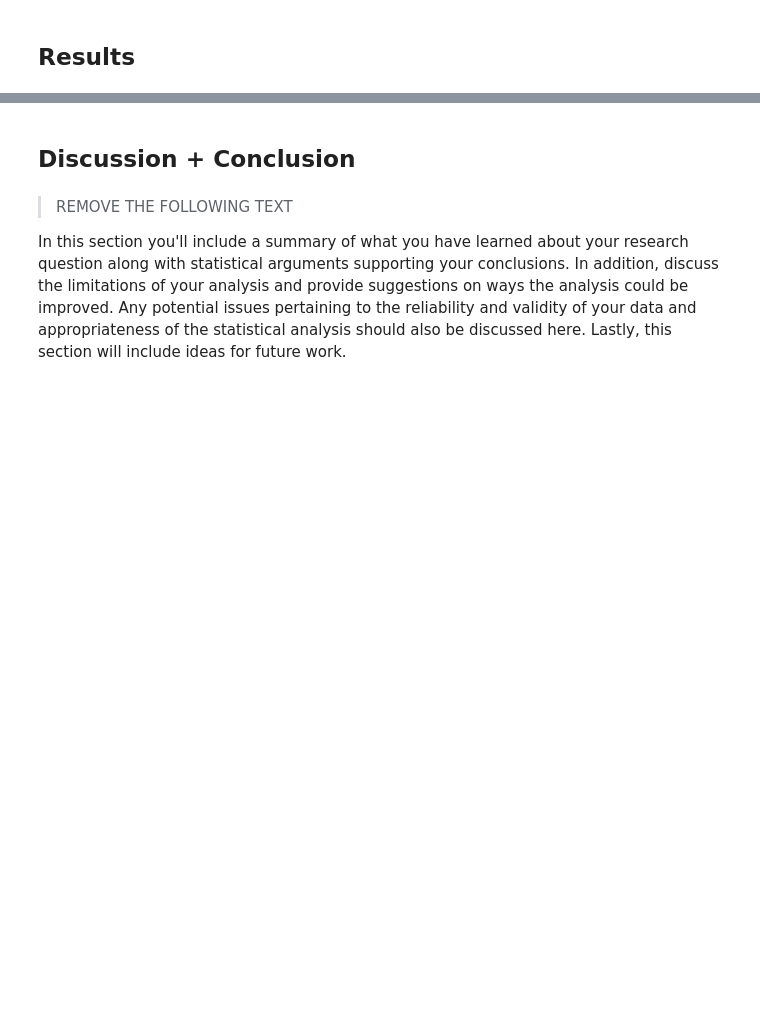
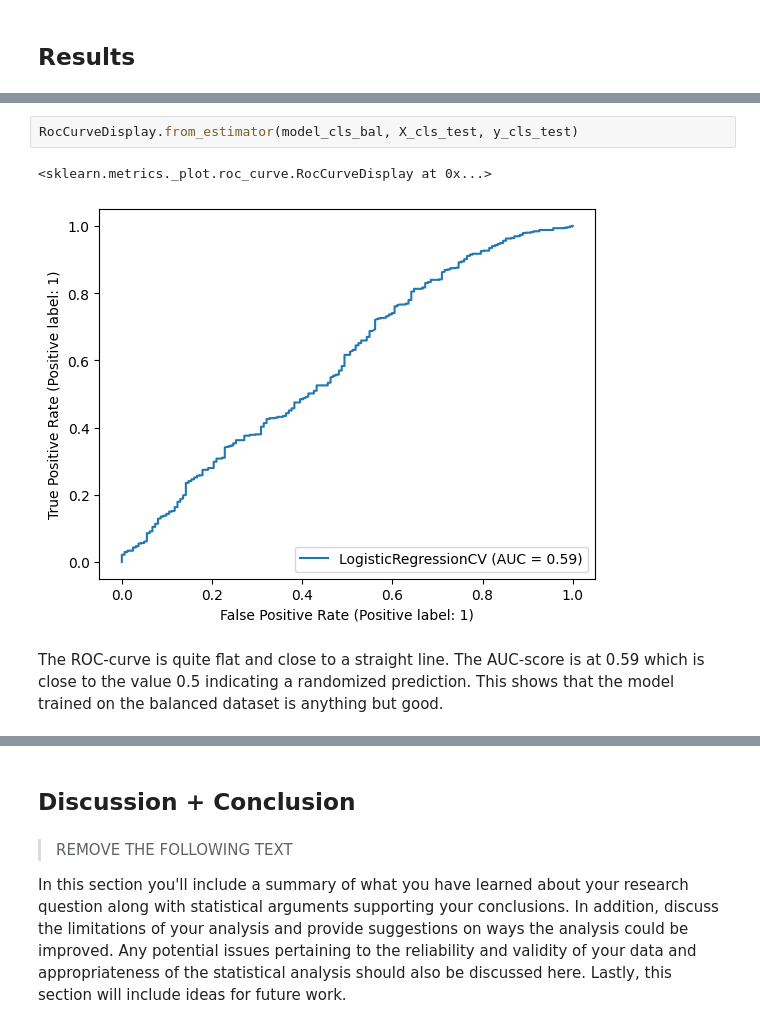
Before and after one commit to HdM-DataAnalytics/Project, a Jupyter notebook: reports/report.ipynb, the cells around one changed output, grey strips where cells are left out. Cells and saved outputs as stored; diff of their text form; blank space fills up the shorter version.

```diff
--- a/reports/report.ipynb
+++ b/reports/report.ipynb
@@ -34,0 +126,7 @@ Focus on the variables that help you answer the research question and that provi
+# %%
+RocCurveDisplay.from_estimator(model_cls_bal, X_cls_test, y_cls_test)
+# %% [output]
+<sklearn.metrics._plot.roc_curve.RocCurveDisplay at 0x...>
+[figure, added]
+# %% [markdown]
+The ROC-curve is quite flat and close to a straight line. The AUC-score is at 0.59 which is close to the value 0.5 indicating a randomized prediction. This shows that the model trained on the balanced dataset is anything but good.
```
Also changed, not shown: parts of 27 cells of this notebook, 4 other files.
